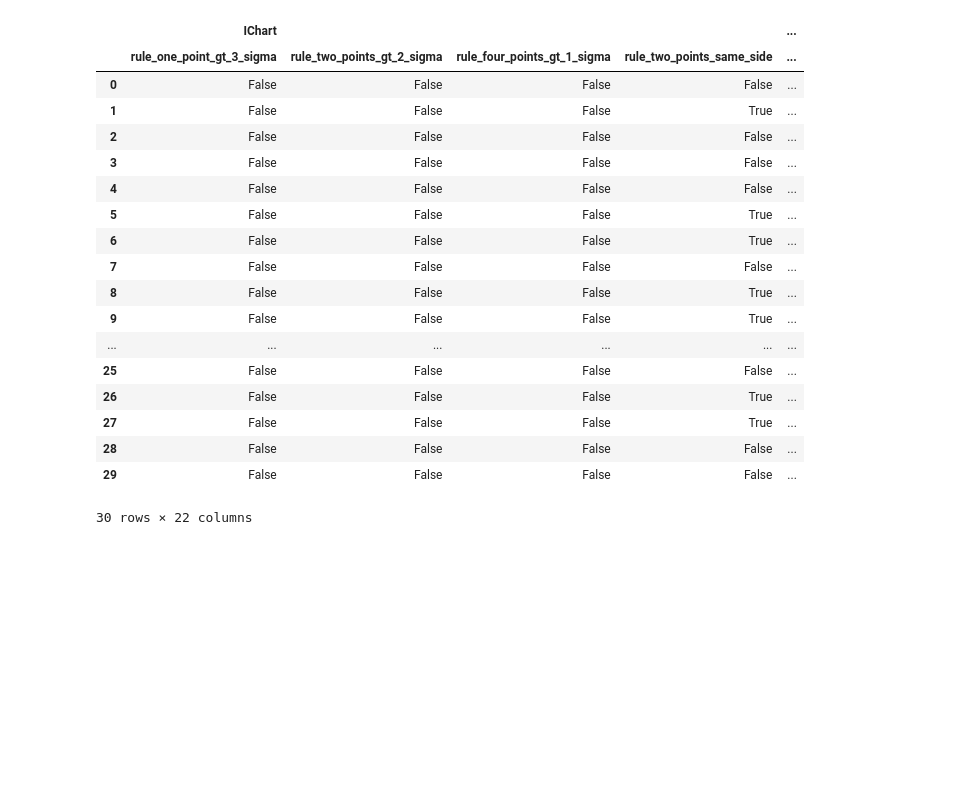
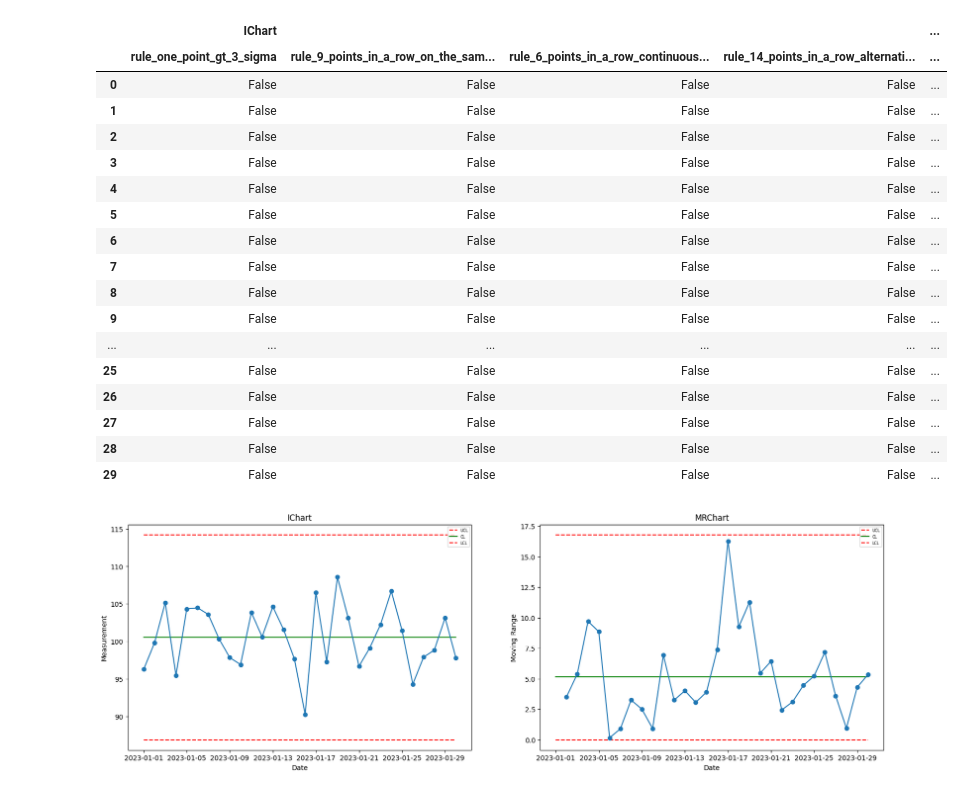
Before and after one commit to philipsolarz/spc-toolbox, a Jupyter notebook: examples/I-MRChart.ipynb, the cells around one changed output. Saved outputs shown, nothing was run; the diff lists cells and outputs as text; code cells hidden in the pictures; blank space fills up the shorter version.

Commit message:
feat: mark points that satisfy rule

```diff
--- a/examples/I-MRChart.ipynb
+++ b/examples/I-MRChart.ipynb
@@ -66,58 +67,57 @@ def rule_k_points_alternating(chart: ControlChart, k: int) -> pd.Series:
 
 def rule_k_out_of_k1_points_2sigma(chart: ControlChart, k: int) -> pd.Series:
     deviation = chart.y - chart.center_line
     condition = deviation.abs() > (2 * chart.sigma)
     return condition.rolling(window=k+1).sum() >= k
 
 def rule_k_out_of_k1_points_1sigma(chart: ControlChart, k: int) -> pd.Series:
     deviation = chart.y - chart.center_line
     condition = deviation.abs() > chart.sigma
     return condition.rolling(window=k+1).sum() >= k
 
 def rule_k_points_within_1sigma(chart: ControlChart, k: int) -> pd.Series:
     deviation = chart.y - chart.center_line
     condition = deviation.abs() <= chart.sigma
     return condition.rolling(window=k).sum() == k
 
 def rule_k_points_gt_1sigma(chart: ControlChart, k: int) -> pd.Series:
     deviation = chart.y - chart.center_line
     condition = deviation.abs() > chart.sigma
     return condition.rolling(window=k).sum() == k
 
 rules = {
     "rule_one_point_gt_3_sigma": lambda chart: rule_one_point_gt_k_sigma(chart, 3),
-    "rule_two_points_gt_2_sigma": lambda chart: rule_k_out_of_k1_points_2sigma(chart, 2),
-    "rule_four_points_gt_1_sigma": lambda chart: rule_k_out_of_k1_points_1sigma(chart, 4),
-    "rule_two_points_same_side": lambda chart: rule_k_points_same_side(chart, 2),
-    "rule_five_points_increasing_or_decreasing": lambda chart: rule_k_points_all_increasing_or_decreasing(chart, 5),
-    "rule_two_points_alternating": lambda chart: rule_k_points_alternating(chart, 2),
-    "rule_eight_points_in_a_row_on_the_same_side_of_center_line": lambda chart: rule_k_points_same_side(chart, 8),
-    "rule_six_points_in_a_row_continuously_increasing_or_decreasing": lambda chart: rule_k_points_all_increasing_or_decreasing(chart, 6),
-    "rule_fourteen_points_in_a_row_alternating_up_and_down": lambda chart: rule_k_points_alternating(chart, 14),
-    "rule_fifteen_points_in_a_row_within_1_sigma": lambda chart: rule_k_points_within_1sigma(chart, 15),
-    "rule_eight_points_in_a_row_outside_1_sigma": lambda chart: rule_k_points_gt_1sigma(chart, 8)
+    "rule_9_points_in_a_row_on_the_same_side_of_center_line": lambda chart: rule_k_points_same_side(chart, 9),
+    "rule_6_points_in_a_row_continuously_increasing_or_decreasing": lambda chart: rule_k_points_all_increasing_or_decreasing(chart, 6),
+    "rule_14_points_in_a_row_alternating_up_and_down": lambda chart: rule_k_points_alternating(chart, 14),
+    "rule_2_out_of_3_points_gt_2_sigma": lambda chart: rule_k_out_of_k1_points_2sigma(chart, 2),
+    "rule_4_out_of_5_points_gt_1_sigma": lambda chart: rule_k_out_of_k1_points_1sigma(chart, 4),
+    "rule_15_points_in_a_row_within_1_sigma": lambda chart: rule_k_points_within_1sigma(chart, 15),
+    "rule_8_points_in_a_row_outside_1_sigma": lambda chart: rule_k_points_gt_1sigma(chart, 8)
 }
 
+(iChart & mrChart).add_rules(rules)
+(iChart & mrChart).plot()
 results = (iChart & mrChart).evaluate_rules(rules)
 results_df = pd.concat((pd.DataFrame(v) for v in results.values()), axis=1, keys=list(results.keys()))
 results_df
 # %% [output]
 |  | IChart |  |  |  | ... |
-|  | rule_one_point_gt_3_sigma | rule_two_points_gt_2_sigma | rule_four_points_gt_1_sigma | rule_two_points_same_side | ... |
+|  | rule_one_point_gt_3_sigma | rule_9_points_in_a_row_on_the_sam... | rule_6_points_in_a_row_continuous... | rule_14_points_in_a_row_alternati... | ... |
 | 0 | False | False | False | False | ... |
-| 1 | False | False | False | True | ... |
+| 1 | False | False | False | False | ... |
 | 2 | False | False | False | False | ... |
 | 3 | False | False | False | False | ... |
 | 4 | False | False | False | False | ... |
-| 5 | False | False | False | True | ... |
-| 6 | False | False | False | True | ... |
+| 5 | False | False | False | False | ... |
+| 6 | False | False | False | False | ... |
 | 7 | False | False | False | False | ... |
-| 8 | False | False | False | True | ... |
-| 9 | False | False | False | True | ... |
+| 8 | False | False | False | False | ... |
+| 9 | False | False | False | False | ... |
 | ... | ... | ... | ... | ... | ... |
 | 25 | False | False | False | False | ... |
-| 26 | False | False | False | True | ... |
-| 27 | False | False | False | True | ... |
+| 26 | False | False | False | False | ... |
+| 27 | False | False | False | False | ... |
 | 28 | False | False | False | False | ... |
 | 29 | False | False | False | False | ... |
-30 rows × 22 columns
+[figure, added]
```
Also changed, not shown: parts of 2 cells of this notebook, 9 other files.
